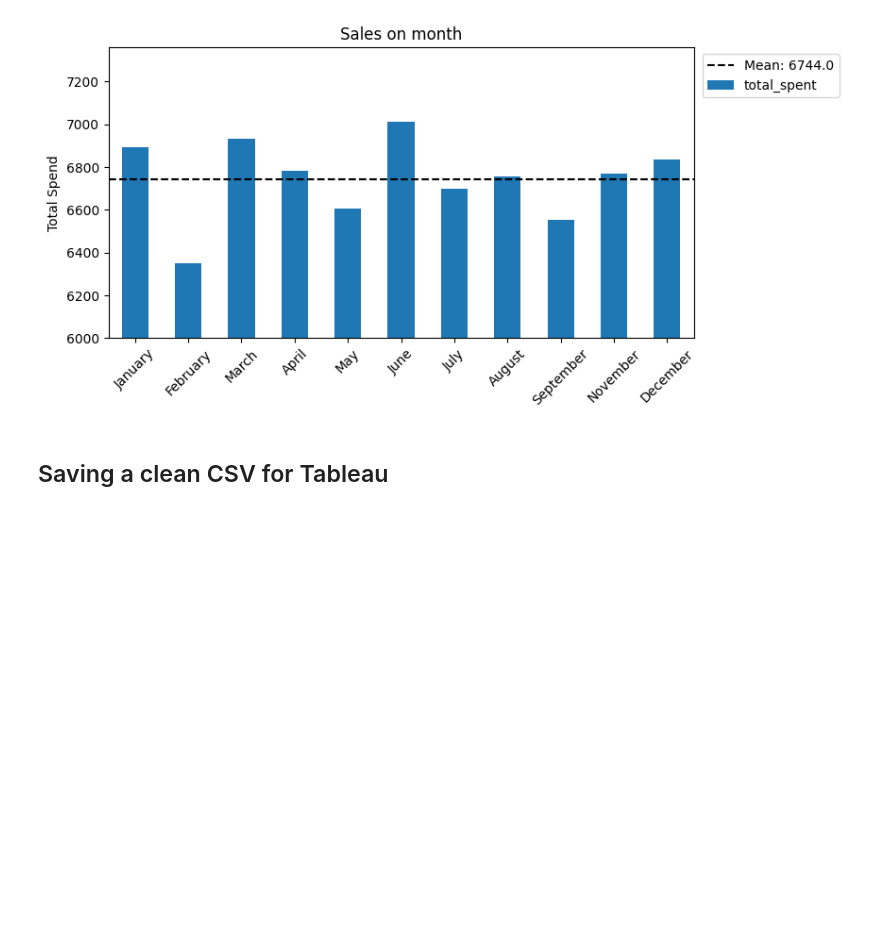
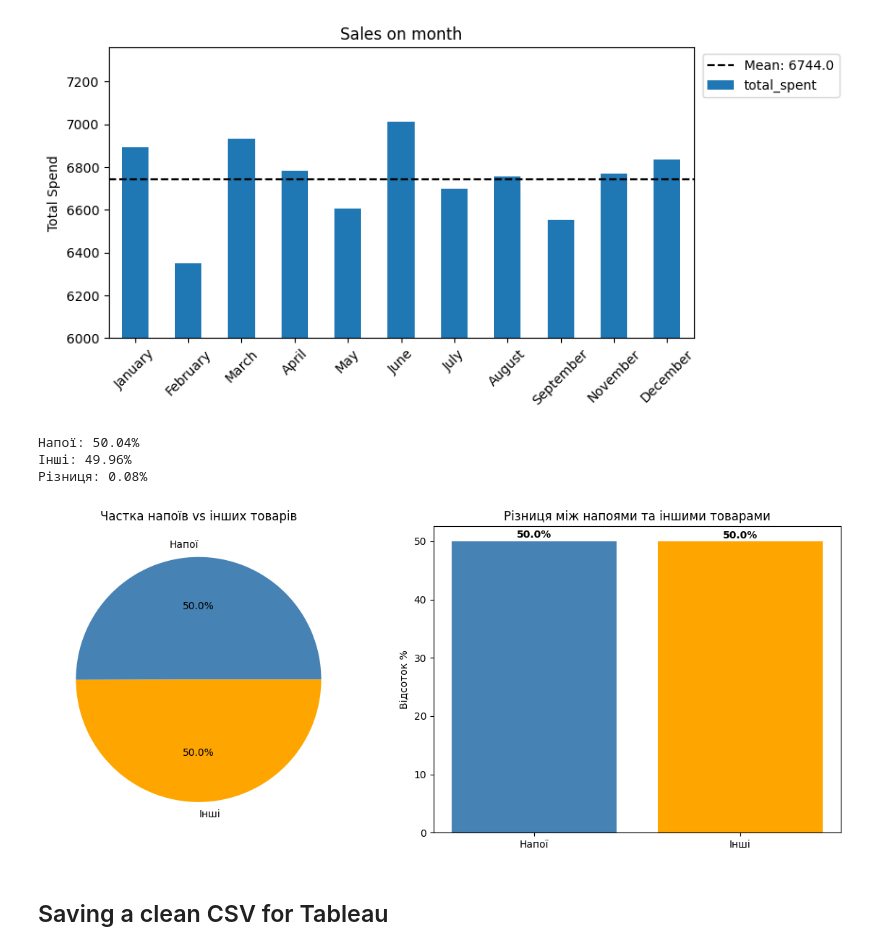
Before and after one commit to T-Svitlichna/Analysis_Cafe_Sales, a Jupyter notebook: EDA_Cafe_Sales.ipynb, the cells around one changed output. Cells and saved outputs as stored; diff of their text form; code cells hidden in the pictures; blank space fills up the shorter version.

Commit message:
+ нов графік

```diff
--- a/EDA_Cafe_Sales.ipynb
+++ b/EDA_Cafe_Sales.ipynb
@@ -541,6 +541,45 @@ plt.savefig('cafe_eda.png', dpi=150, bbox_inches='tight')
 plt.show()
 # %% [output]
 [figure]
+# %%
+import matplotlib.pyplot as plt
+
+drinks_list = ['Coffee', 'Juice', 'Tea', 'Smoothie']
+
+total = df["total_spent"].sum()
+
+drinks_pct = df[df["item"].isin(drinks_list)]["total_spent"].sum() / total * 100
+other_pct = 100 - drinks_pct
+
+print(f"Напої: {drinks_pct:.2f}%")
+print(f"Інші: {other_pct:.2f}%")
+print(f"Різниця: {drinks_pct - other_pct:.2f}%")
+
+# Графік
+fig, axes = plt.subplots(1, 2, figsize=(12, 5))
+
+# Pie chart
+axes[0].pie([drinks_pct, other_pct],
+            labels=["Напої", "Інші"],
+            autopct="%1.1f%%",
+            colors=["steelblue", "orange"])
+axes[0].set_title("Частка напоїв vs інших товарів")
+
+# Bar chart
+axes[1].bar(["Напої", "Інші"], [drinks_pct, other_pct], color=["steelblue", "orange"])
+axes[1].set_ylabel("Відсоток %")
+axes[1].set_title("Різниця між напоями та іншими товарами")
+
+for i, v in enumerate([drinks_pct, other_pct]):
+    axes[1].text(i, v + 0.5, f"{v:.1f}%", ha="center", fontweight="bold")
+
+plt.tight_layout()
+plt.show()
+# %% [output]
+Напої: 50.04%
+Інші: 49.96%
+Різниця: 0.08%
+[figure, added]
 # %% [markdown]
 ## Saving a clean CSV for Tableau
 # %%
```
